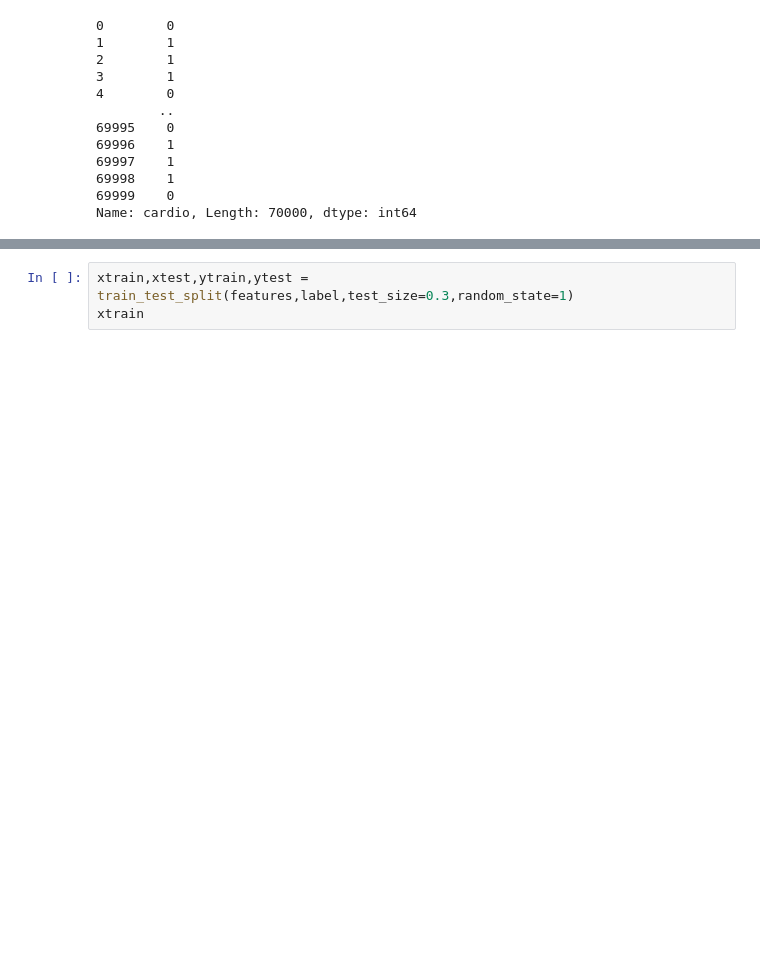
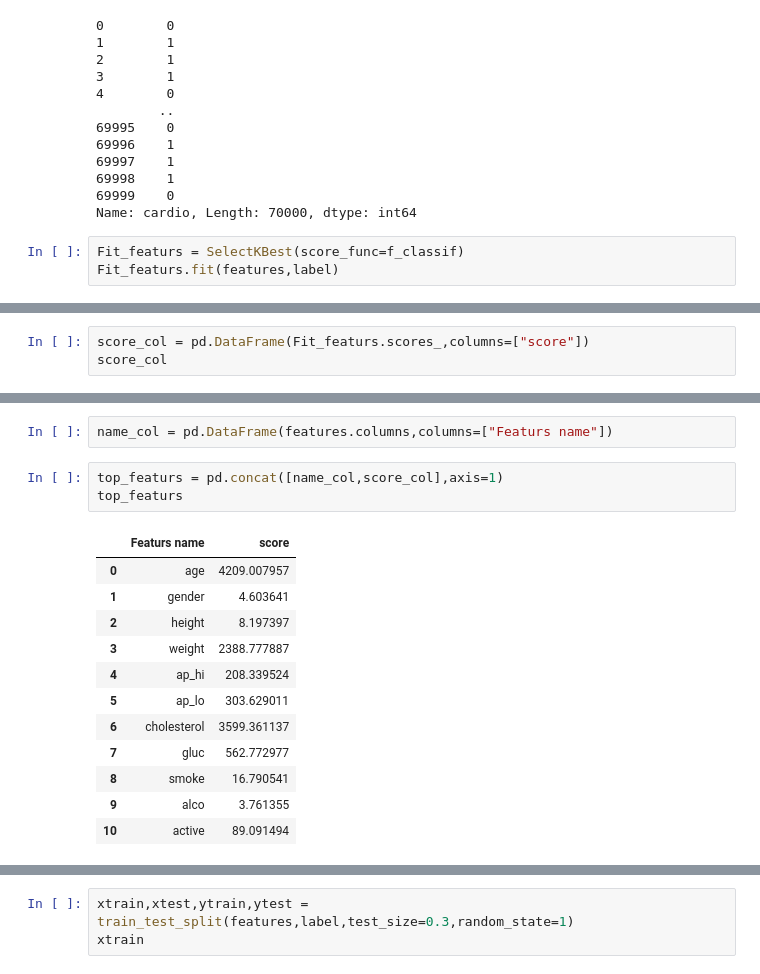
Before and after one commit to alaminbhuyan/ML, a Jupyter notebook: Machine Learning/Project/Cardio_bascular_dicess.ipynb, the cells around one changed output, grey strips where cells are left out. Drawn from its saved outputs; the diff is of its cells as text; blank space fills up the shorter version.

```diff
--- a/Machine Learning/Project/Cardio_bascular_dicess.ipynb
+++ b/Machine Learning/Project/Cardio_bascular_dicess.ipynb
@@ -149,3 +150,6 @@ label
 69998    1
 69999    0
 Name: cardio, Length: 70000, dtype: int64
+# %%
+Fit_featurs = SelectKBest(score_func=f_classif)
+Fit_featurs.fit(features,label)
@@ -151,0 +158,3 @@ Name: cardio, Length: 70000, dtype: int64
+# %%
+score_col = pd.DataFrame(Fit_featurs.scores_,columns=["score"])
+score_col
@@ -151,0 +174,18 @@ Name: cardio, Length: 70000, dtype: int64
+# %%
+name_col = pd.DataFrame(features.columns,columns=["Featurs name"])
+# %%
+top_featurs = pd.concat([name_col,score_col],axis=1)
+top_featurs
+# %% [output]
+|  | Featurs name | score |
+| 0 | age | 4209.007957 |
+| 1 | gender | 4.603641 |
+| 2 | height | 8.197397 |
+| 3 | weight | 2388.777887 |
+| 4 | ap_hi | 208.339524 |
+| 5 | ap_lo | 303.629011 |
+| 6 | cholesterol | 3599.361137 |
+| 7 | gluc | 562.772977 |
+| 8 | smoke | 16.790541 |
+| 9 | alco | 3.761355 |
+| 10 | active | 89.091494 |
```
Also changed, not shown: parts of 6 cells of this notebook, 2 other files.
